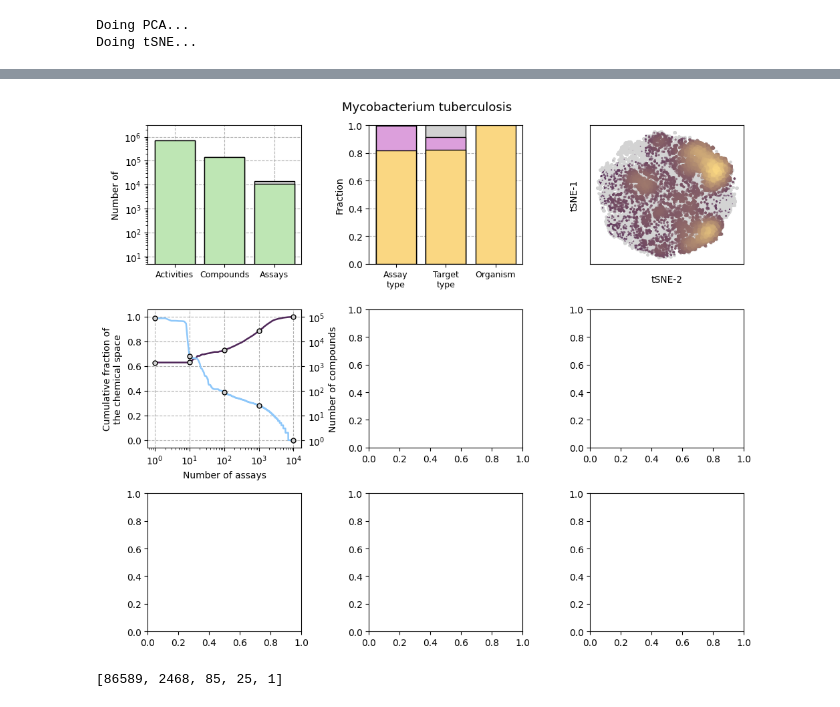
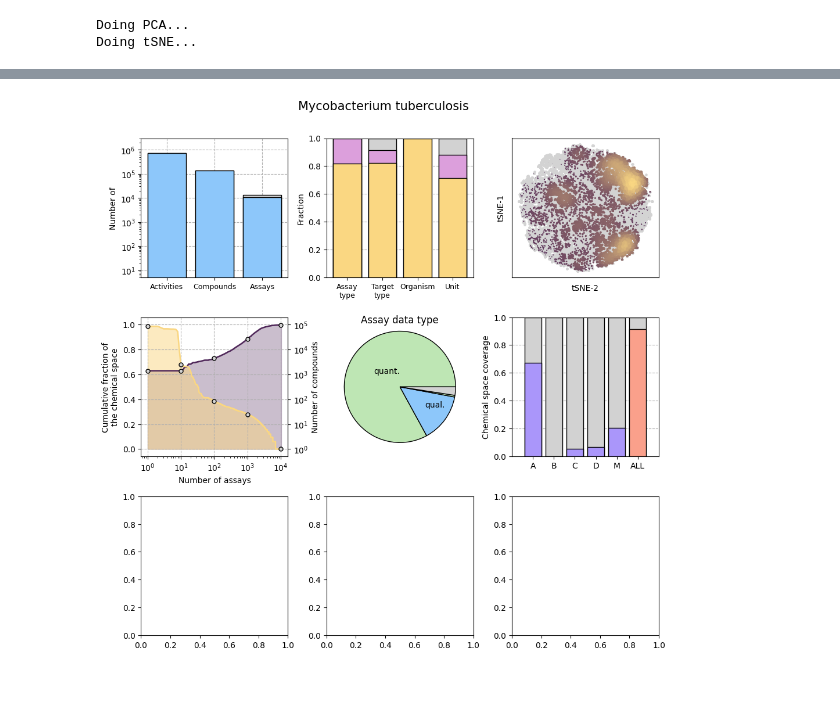
Before and after one commit to ersilia-os/chembl-antimicrobial-tasks, a Jupyter notebook: notebooks/diagnosis.ipynb, the cells around one changed output, grey strips where cells are left out. Saved outputs shown, nothing was run; the diff lists cells and outputs as text; code cells hidden in the pictures.

Commit message:
working on diagnosis plots

```diff
--- a/notebooks/diagnosis.ipynb
+++ b/notebooks/diagnosis.ipynb
@@ -190,6 +148,8 @@ target_type = Counter(df['target_type'])
 target_type = [target_type['ORGANISM'] / sum(target_type.values()), (target_type['ORGANISM'] + target_type['SINGLE PROTEIN']) / sum(target_type.values()), 1][::-1]
 assay_organism = Counter(df['assay_organism'])
 assay_organism = [assay_organism[pathogen_code] / sum(assay_organism.values()), 1]
+unit = Counter(df['unit'])
+UNIT = [unit['umol.L-1'] / sum(unit.values()), (unit['umol.L-1'] + unit['%']) / sum(unit.values()), 1][::-1]
 # %%
 # Load reference compounds from pathogen
 reference_compounds = pd.read_csv(os.path.join(OUTPUT, pathogen_code, "compound_counts.csv.gz"))['compound_chembl_id'].tolist()[:10_000]
@@ -219,6 +211,10 @@ for assay_id, activity_type, unit in tqdm(ASSAYS_CLEANED[["assay_id", "activity_
     CUM_PROP.append(len(CUM_CPDS) / len(compounds_pathogen))
 ASSAYS_CLEANED['cum_prop'] = CUM_PROP
 CPDS = ASSAYS_CLEANED['cpds'].tolist()
+# %%
+ASSAYS_DATASETS = pd.read_csv(os.path.join(OUTPUT, pathogen_code, 'assays_datasets.csv'))
+ASSAYS_DATASETS = ASSAYS_DATASETS[KEYS + ['dataset_type']].drop_duplicates()
+dataset_types = dict(Counter(ASSAYS_DATASETS['dataset_type']))
 # %%
 def left_to_right(y_left):
     return 10**(5*y_left)
@@ -228,12 +224,12 @@ def right_to_left(y_right):
     y_right = np.maximum(y_right, 1e-100)
     return np.log10(y_right) / 5
 # %%
-fig, ax = plt.subplots(3, 3, figsize=(10, 8.5))
+fig, ax = plt.subplots(3, 3, figsize=(10, 9.5))
 
 # Number of compounds, activities and assays
-ax[0][0].bar([0, 0], [activities_raw, activities_cleaned], color=['#D2D2D2', '#BEE6B4'], ec='k', zorder=2)
-ax[0][0].bar([1, 1], [compounds_raw, compounds_cleaned], color=['#D2D2D2', '#BEE6B4'], ec='k', zorder=2)
-ax[0][0].bar([2, 2], [assays_raw, assays_cleaned], color=['#D2D2D2', '#BEE6B4'], ec='k', zorder=2)
+ax[0][0].bar([0, 0], [activities_raw, activities_cleaned], color=['#D2D2D2', '#8DC7FA'], ec='k', zorder=2)
+ax[0][0].bar([1, 1], [compounds_raw, compounds_cleaned], color=['#D2D2D2', '#8DC7FA'], ec='k', zorder=2)
+ax[0][0].bar([2, 2], [assays_raw, assays_cleaned], color=['#D2D2D2', '#8DC7FA'], ec='k', zorder=2)
 ax[0][0].grid(linestyle='--', zorder=-2)
 ax[0][0].set_yscale('log')
 ax[0][0].set_yticks([10**1, 10**2, 10**3, 10**4, 10**5, 10**6])
@@ -246,48 +242,76 @@ ax[0][0].set_ylabel("Number of")
 ax[0][1].bar([0, 0, 0], assay_type, zorder=2, color=['#D2D2D2', '#DC9FDC', '#FAD782'], ec='k')
 ax[0][1].bar([1, 1, 1], target_type, zorder=2, color=['#D2D2D2', '#DC9FDC', '#FAD782'], ec='k')
 ax[0][1].bar([2, 2], assay_organism, zorder=2, color=['#D2D2D2', '#FAD782'], ec='k')
+ax[0][1].bar([3, 3, 3], UNIT, zorder=2, color=['#D2D2D2', '#DC9FDC', '#FAD782'], ec='k')
 ax[0][1].set_ylabel("Fraction")
 ax[0][1].set_ylim([0, 1])
 ax[0][1].grid(linestyle='--', zorder=-2)
-ax[0][1].set_xticks([0, 1, 2])
-ax[0][1].set_xticklabels(['Assay\ntype', 'Target\ntype', 'Organism'], size=9)
+ax[0][1].set_xticks([0, 1, 2, 3])
+ax[0][1].set_xticklabels(['Assay\ntype', 'Target\ntype', 'Organism', 'Unit'], size=9)
 
 # 2D visualization
 ax[0][2].scatter(emb[N_REF:][:, 0], emb[N_REF:][:, 1], s=5, c='lightgray')
 start_hex, end_hex = "#50285A", "#FAD782"
 cmap = mpl.colors.LinearSegmentedColormap.from_list("two_color", [start_hex, end_hex], N=256)
-sc = scatter_density(ax[0][2], emb[:N_REF, :2], size_min=0, size_max=30, cmap=cmap, alpha=0.7)
+sc = scatter_density(ax[0][2], emb[:N_REF, :2], size_min=0, size_max=20, cmap=cmap, alpha=1)
 ax[0][2].set_yticks([])
 ax[0][2].set_xticks([])
-ax[0][2].set_ylabel("tSNE-1", labelpad=12)
-ax[0][2].set_xlabel('tSNE-2', labelpad=12)
+ax[0][2].set_ylabel("tSNE-1", labelpad=8)
+ax[0][2].set_xlabel('tSNE-2', labelpad=8)
 
 # Cumulative fraction chemical space
 ax[1][0].set_ylim([-0.06, 1.06])
 ax[1][0].grid(linestyle='--', zorder=-2)
 ax[1][0].plot([i+1 for i in range(len(CUM_PROP))], CUM_PROP, c="#50285A", lw=1.8)
+ax[1][0].fill_between([i+1 for i in range(len(CUM_PROP))], CUM_PROP, color="#50285A", alpha=0.3)
 ax[1][0].set_yticks([0, 0.2, 0.4, 0.6, 0.8, 1.0])
 x = [1, 10, 100, 1000, 10000]
 y = [CUM_PROP[i-1] for i in x]
 ax[1][0].scatter(x, y, zorder=2, ec="k", s=25, c='#D2D2D2')
 ax[1][0].set_xlabel("Number of assays")
 ax[1][0].set_ylabel("Cumulative fraction of\nthe chemical space")
 ax[1][0].set_xscale('log')
 ax[1][0].set_xticks([1, 10, 100, 1000, 10000])
 secax = ax[1][0].secondary_yaxis('right', functions=(left_to_right, right_to_left))
 secax.set_ylabel("Number of compounds")
 secax.set_yticks([1, 10, 100, 1_000, 10_000, 100_000])
 secax.set_yticklabels([r"$10^0$", r"$10^1$", r"$10^2$", r"$10^3$", r"$10^4$", r"$10^5$"])
-ax[1][0].plot([i+1 for i in range(len(CPDS))], right_to_left(CPDS), c="#8DC7FA", lw=1.8, zorder=2)
+ax[1][0].plot([i+1 for i in range(len(CPDS))], right_to_left(CPDS), c="#FAD782", lw=1.8, zorder=2)
+ax[1][0].fill_between([i+1 for i in range(len(CPDS))], right_to_left(CPDS), color="#FAD782", alpha=0.5)
 y = [right_to_left(CPDS[i-1]) for i in x]
 ax[1][0].scatter(x, y, zorder=2, ec="k", s=25, c='#D2D2D2')
 
-plt.suptitle(pathogen, size=13)
+# Datasets PIE
+labels = ['quant.', 'qual.', '', '']
+counts = [dataset_types['quantitative'], dataset_types['qualitative'], dataset_types['mixed'], dataset_types['none']]
+ax[1][1].pie(counts, colors=['#BEE6B4', '#8DC7FA', '#BEE6B4', '#D2D2D2'], radius=2, center=(1, 1),
+             wedgeprops={"linewidth": 1, "edgecolor": "k"}, frame=True,
+             labels=labels,  labeldistance=0.55, pctdistance=0.75)
+ax[1][1].set_xlim(-1.5, 3.5)
+ax[1][1].set_ylim(-1.5, 3.5)
+ax[1][1].set_xticks([])
+ax[1][1].set_yticks([])
+ax[1][1].set_axis_off()
+ax[1][1].set_title("Assay data type",  y=0.925)
+
+# Dataset types
+ax[1][2].set_xlim([0, 7])
+ax[1][2].set_ylim([0, 1])
+ax[1][2].grid(linestyle='--', zorder=-2)
+ax[1][2].set_yticks([0, 0.2, 0.4, 0.6, 0.8, 1.0])
+ax[1][2].set_ylabel("Chemical space coverage")
+ax[1][2].set_xticks([1, 2, 3, 4, 5, 6])
+ax[1][2].set_xticklabels(["A", "B", "C", "D", "M", "ALL"])
+ax[1][2].bar([1, 1], [1, len(compounds_A) / len(compounds_pathogen)], zorder=2, color=['#D2D2D2', '#AA96FA'], ec='k')
+ax[1][2].bar([2, 2], [1, len(compounds_B) / len(compounds_pathogen)], zorder=2, color=['#D2D2D2', '#AA96FA'], ec='k')
+ax[1][2].bar([3, 3], [1, len(compounds_C) / len(compounds_pathogen)], zorder=2, color=['#D2D2D2', '#AA96FA'], ec='k')
+ax[1][2].bar([4, 4], [1, len(compounds_D) / len(compounds_pathogen)], zorder=2, color=['#D2D2D2', '#AA96FA'], ec='k')
+ax[1][2].bar([5, 5], [1, len(compounds_M) / len(compounds_pathogen)], zorder=2, color=['#D2D2D2', '#AA96FA'], ec='k')
+ax[1][2].bar([6, 6], [1, len(compounds_A.union(compounds_B).union(compounds_C).union(compounds_D).union(compounds_M)) / len(compounds_pathogen)],
+                      zorder=2, color=['#D2D2D2', '#FAA08B'], ec='k')
+
+plt.suptitle(pathogen, size=15, y=1.01)
 plt.tight_layout()
 plt.show()
 # %% [output]
-[figure, old version]
+[figure, new version]
-# %%
-[CPDS[i-1] for i in x]
-# %% [output]
-[86589, 2468, 85, 25, 1]
```
Also changed, not shown: parts of 5 cells of this notebook, 7 other files.
